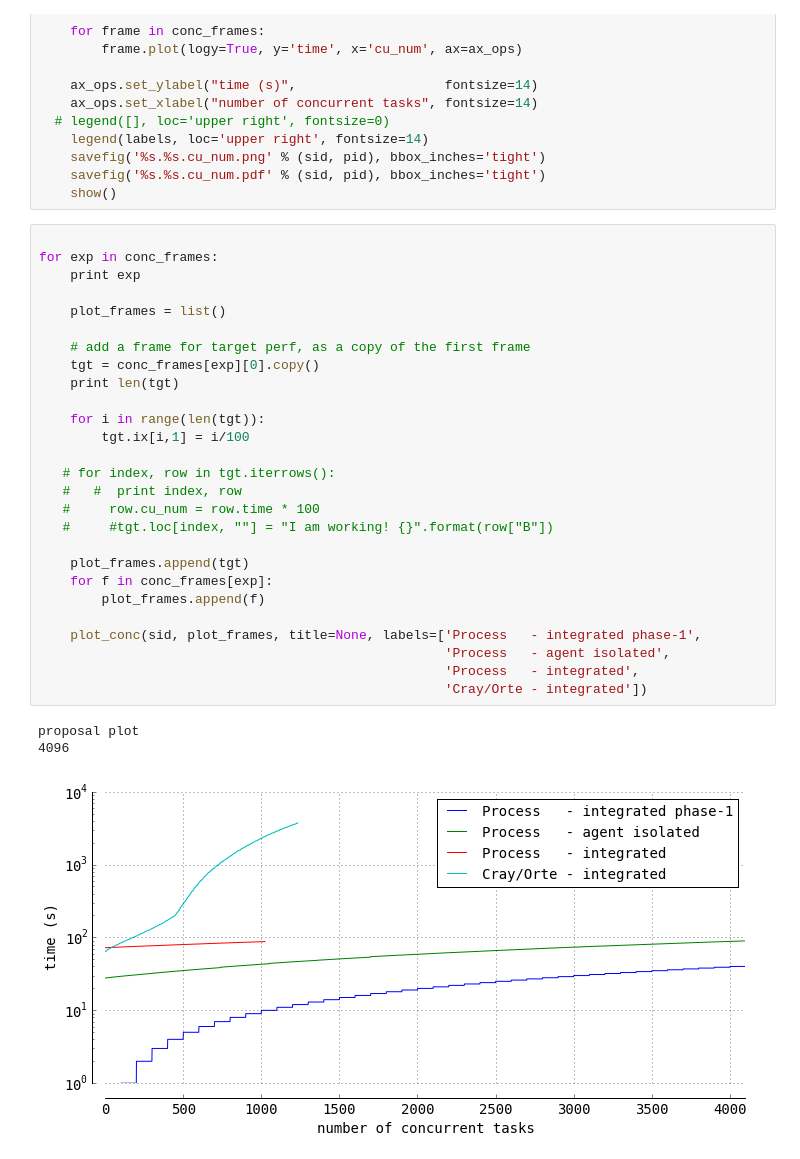
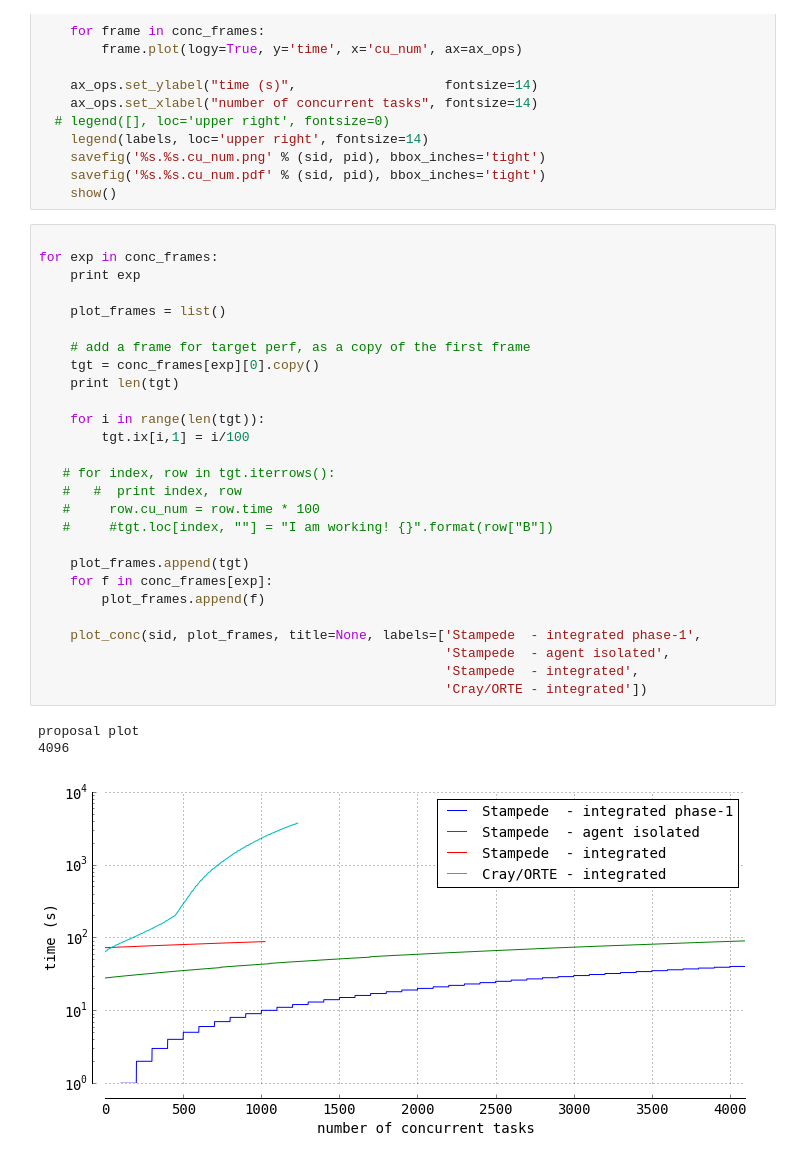
Before and after one commit to radical-experiments/rp-plot-profiles, a Jupyter notebook: plots/plot_profiles.ipynb, the cells around one changed output. Cells and saved outputs as stored; diff of their text form.

```diff
--- a/plots/plot_profiles.ipynb
+++ b/plots/plot_profiles.ipynb
@@ -135,31 +135,31 @@ def plot_conc (sid, conc_frames, title=None, labels=[]):
 # %%
 
 for exp in conc_frames:
     print exp
 
     plot_frames = list()
 
     # add a frame for target perf, as a copy of the first frame
     tgt = conc_frames[exp][0].copy()
     print len(tgt)
 
     for i in range(len(tgt)):
         tgt.ix[i,1] = i/100
 
    # for index, row in tgt.iterrows():
    #   #  print index, row
    #     row.cu_num = row.time * 100
    #     #tgt.loc[index, ""] = "I am working! {}".format(row["B"])
 
     plot_frames.append(tgt)
     for f in conc_frames[exp]:
         plot_frames.append(f)
 
-    plot_conc(sid, plot_frames, title=None, labels=['Process   - integrated phase-1',
-                                                    'Process   - agent isolated',
-                                                    'Process   - integrated',
-                                                    'Cray/Orte - integrated'])
+    plot_conc(sid, plot_frames, title=None, labels=['Stampede  - integrated phase-1',
+                                                    'Stampede  - agent isolated',
+                                                    'Stampede  - integrated',
+                                                    'Cray/ORTE - integrated'])
 # %% [output]
 proposal plot
 4096
-[figure, old version]
+[figure, new version]
```
